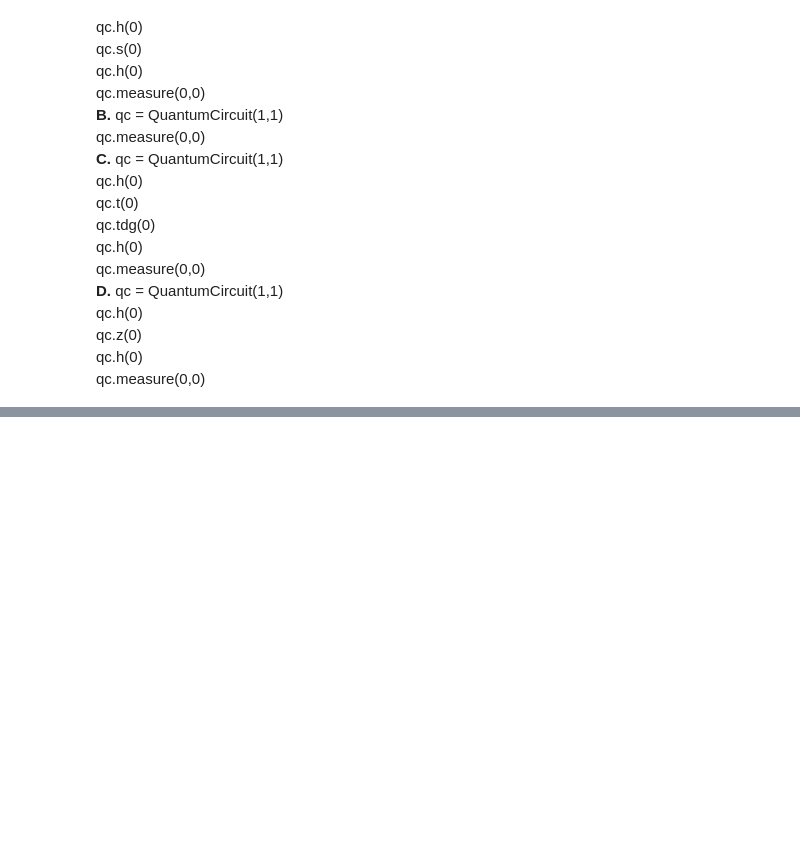
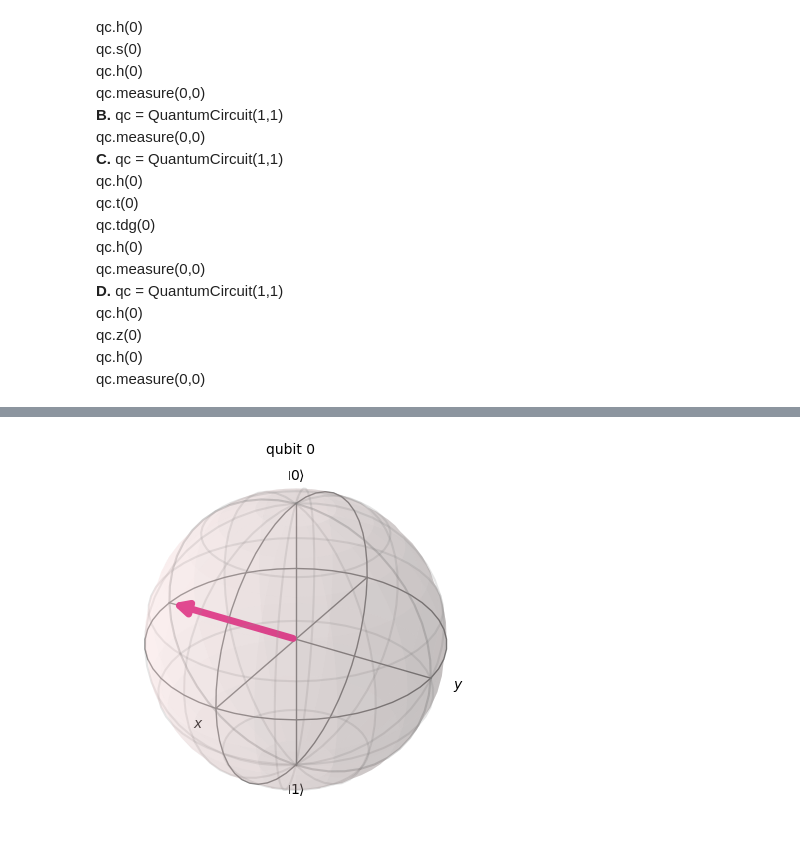
Before and after one commit to VRGQuantumTech/learning_qiskit, a Jupyter notebook: exam_exercices.ipynb, the cells around one changed output, grey strips where cells are left out. Drawn from its saved outputs; the diff is of its cells as text; code cells hidden in the pictures; blank space fills up the shorter version.

```diff
--- a/exam_exercices.ipynb
+++ b/exam_exercices.ipynb
@@ -774,0 +789,4 @@ qc.draw('mpl')
+# %%
+plot_bloch_multivector(qc_state)
+# %% [output]
+[figure, added]
```
Also changed, not shown: parts of 3 cells of this notebook.
